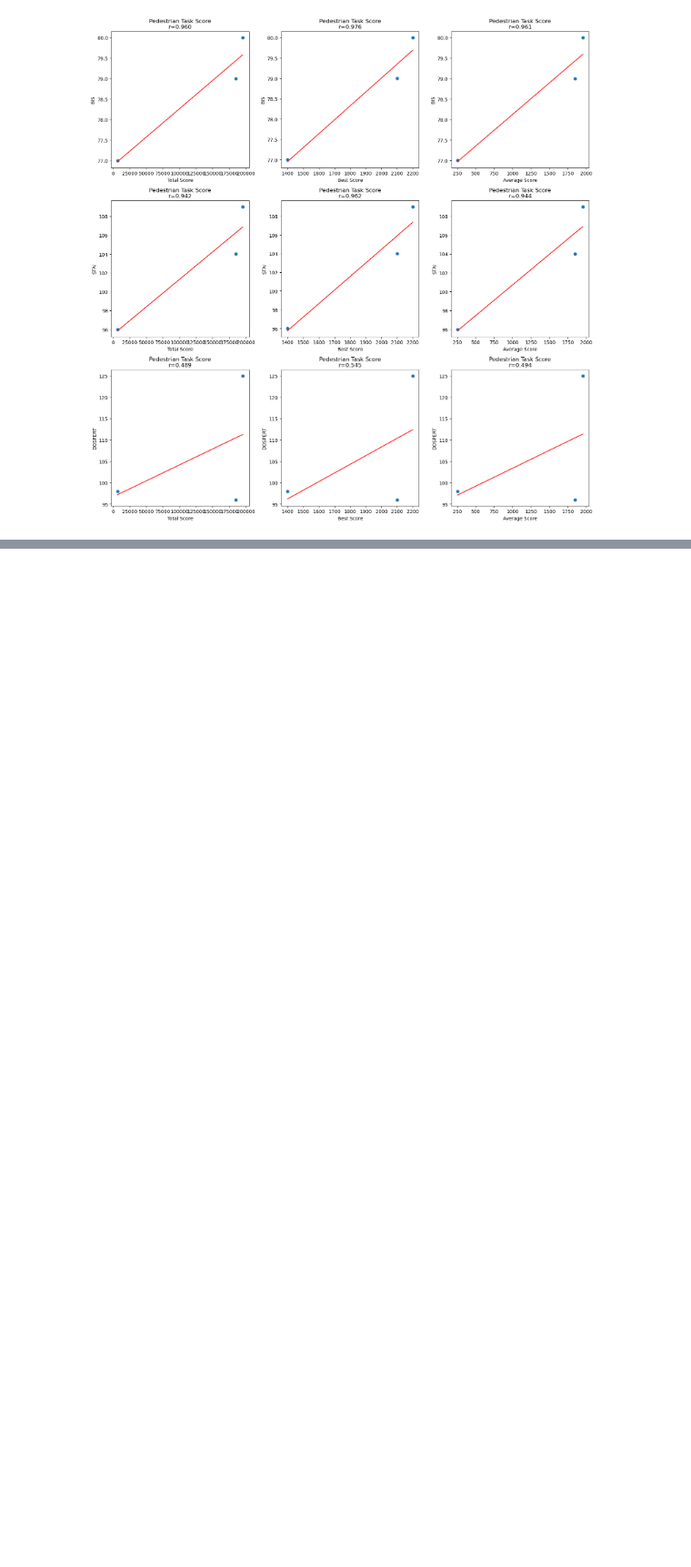
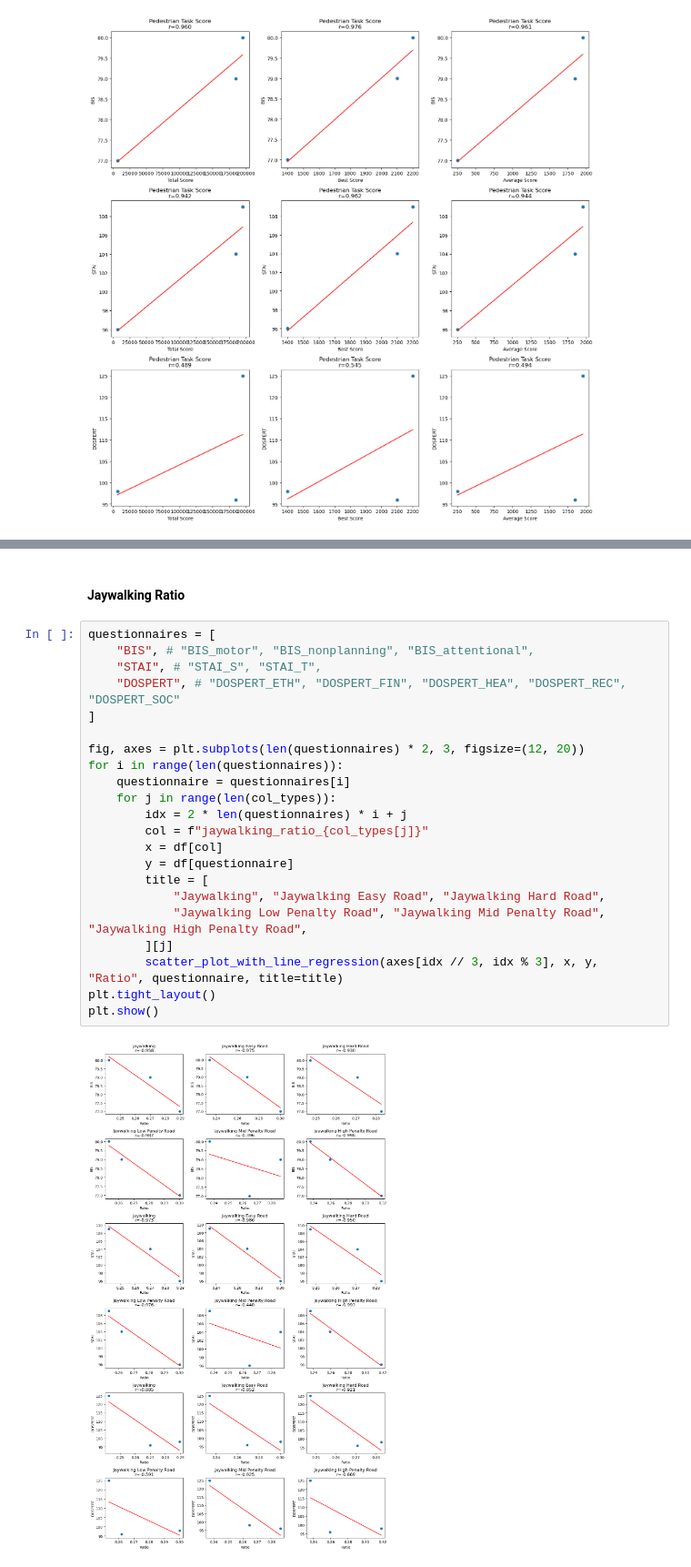
Before and after one commit to bugoverdose/PedestrianEnv, a Jupyter notebook: analysis/correlations.ipynb, the cells around one changed output, grey strips where cells are left out. Shown at 91% size. Drawn from its saved outputs; the diff is of its cells as text; blank space fills up the shorter version.

```diff
--- a/analysis/correlations.ipynb
+++ b/analysis/correlations.ipynb
@@ -120,0 +195,26 @@ plt.show()
+# %% [markdown]
+#### Jaywalking Ratio
+# %%
+questionnaires = [
+    "BIS", # "BIS_motor", "BIS_nonplanning", "BIS_attentional",
+    "STAI", # "STAI_S", "STAI_T",
+    "DOSPERT", # "DOSPERT_ETH", "DOSPERT_FIN", "DOSPERT_HEA", "DOSPERT_REC", "DOSPERT_SOC"
+]
+
+fig, axes = plt.subplots(len(questionnaires) * 2, 3, figsize=(12, 20))
+for i in range(len(questionnaires)):
+    questionnaire = questionnaires[i]
+    for j in range(len(col_types)):
+        idx = 2 * len(questionnaires) * i + j
+        col = f"jaywalking_ratio_{col_types[j]}"
+        x = df[col]
+        y = df[questionnaire]
+        title = [
+            "Jaywalking", "Jaywalking Easy Road", "Jaywalking Hard Road",
+            "Jaywalking Low Penalty Road", "Jaywalking Mid Penalty Road", "Jaywalking High Penalty Road",
+        ][j]
+        scatter_plot_with_line_regression(axes[idx // 3, idx % 3], x, y, "Ratio", questionnaire, title=title)
+plt.tight_layout()
+plt.show()
+# %% [output]
+[figure, added]
```
Also changed, not shown: parts of 21 cells of this notebook, 2 other files.
